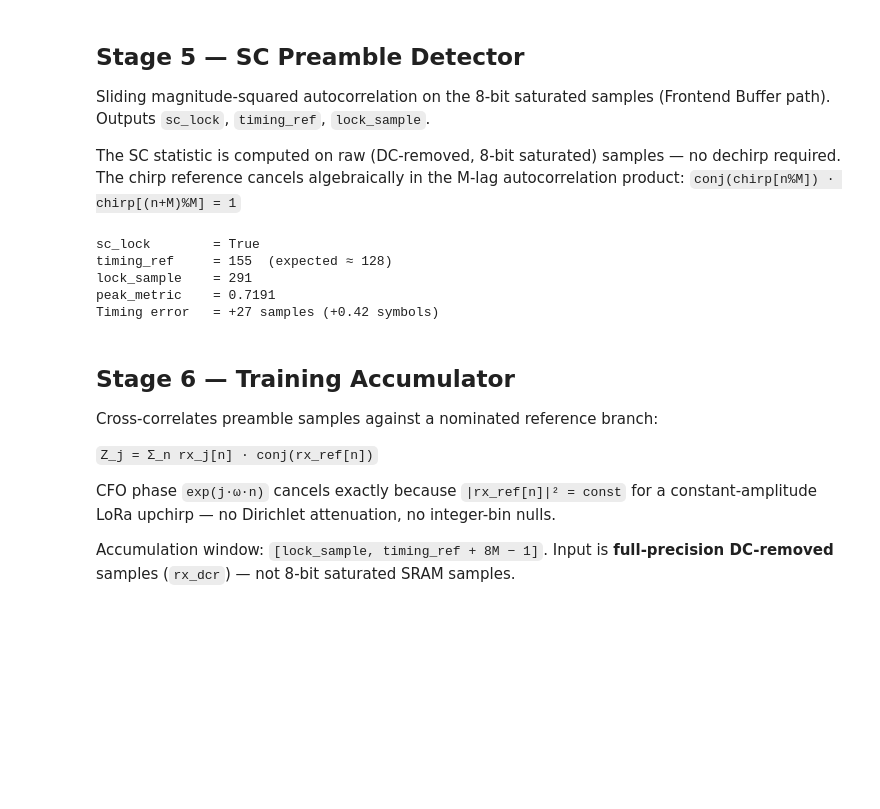
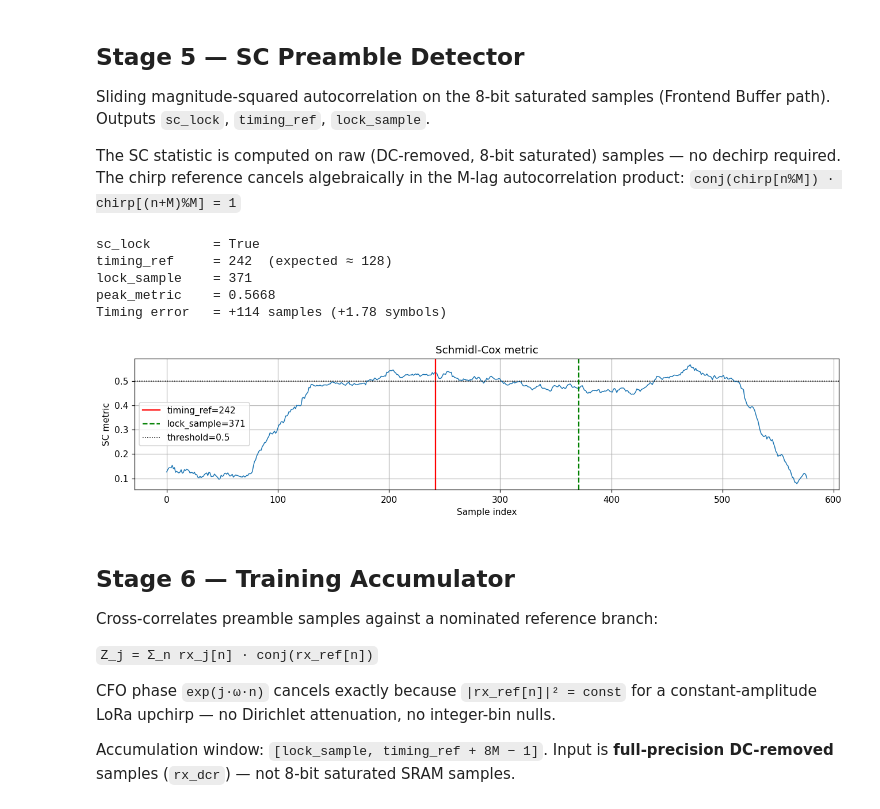
Before and after one commit to Sheffield-Chip-Design-Team/chipathon-2026, a Jupyter notebook: lora-mimo/sim/notebooks/03_nonfft_dsp_chain.ipynb, the cells around one changed output. Saved outputs shown, nothing was run; the diff lists cells and outputs as text; code cells hidden in the pictures; blank space fills up the shorter version.

```diff
--- a/lora-mimo/sim/notebooks/03_nonfft_dsp_chain.ipynb
+++ b/lora-mimo/sim/notebooks/03_nonfft_dsp_chain.ipynb
@@ -70,7 +86,7 @@ EXPECTED_N_ACC = (N_PREAMBLE - SC_HITS_REQ - 1) * M   # ≈ 320 samples at SF6
 
 # SNR for the single-packet walkthrough cells (high enough that SC reliably locks)
 # The BER sweep covers the full -15 to +5 dB range independently.
-SNR_DB = 5.0
+SNR_DB = 0.0
 N0 = 10 ** (-SNR_DB / 10)
 
 print(f'SF={SF}, M={M}, NR={NR}, SNR={SNR_DB} dB, N0={N0:.4f}')
@@ -167,33 +209,33 @@ The chirp reference cancels algebraically in the M-lag autocorrelation product:
 # %%
 # threshold=0.5 is appropriate for NR=4 with this Σ|sc|²/Σ(e1·e2) formulation at SNR≥5dB.
 # The metric is bounded by Σ|h|⁴/Σ(|h|²+N0)² which is < 1 even at moderate SNR; 0.9
 # works only for noiseless or very-high-SNR cases (threshold calibration TBD for HW).
 sc = SchmidlCoxDetector(M=M, threshold=0.5, hits_req=SC_HITS_REQ)
 result = sc.detect(rx_8bit)
 
 print(f'sc_lock        = {result.lock}')
 print(f'timing_ref     = {result.timing_ref}  (expected ≈ {GUARD_SAMPLES})')
 print(f'lock_sample    = {result.lock_sample}')
 print(f'peak_metric    = {result.peak_metric:.4f}')
 
 timing_error = result.timing_ref - GUARD_SAMPLES
 print(f'Timing error   = {timing_error:+d} samples ({timing_error/M:+.2f} symbols)')
 
 fig, ax = plt.subplots(figsize=(12, 3))
 ax.plot(result.metric, lw=1)
 ax.axvline(result.timing_ref, color='r', lw=1.5, label=f'timing_ref={result.timing_ref}')
 ax.axvline(result.lock_sample, color='g', lw=1.5, linestyle='--', label=f'lock_sample={result.lock_sample}')
 ax.axhline(sc.threshold, color='k', lw=1, linestyle=':', label=f'threshold={sc.threshold}')
 ax.set_xlabel('Sample index'); ax.set_ylabel('SC metric'); ax.set_title('Schmidl-Cox metric')
 ax.legend(); plt.tight_layout()
-plt.savefig('sc_metric.png', bbox_inches='tight')
-plt.close()
+show()
 # %% [output]
 sc_lock        = True
-timing_ref     = 155  (expected ≈ 128)
-lock_sample    = 291
-peak_metric    = 0.7191
-Timing error   = +27 samples (+0.42 symbols)
+timing_ref     = 242  (expected ≈ 128)
+lock_sample    = 371
+peak_metric    = 0.5668
+Timing error   = +114 samples (+1.78 symbols)
+[figure, added]
 # %% [markdown]
 ## Stage 6 — Training Accumulator
 
```
Also changed, not shown: parts of 24 cells of this notebook, 11 other files.
